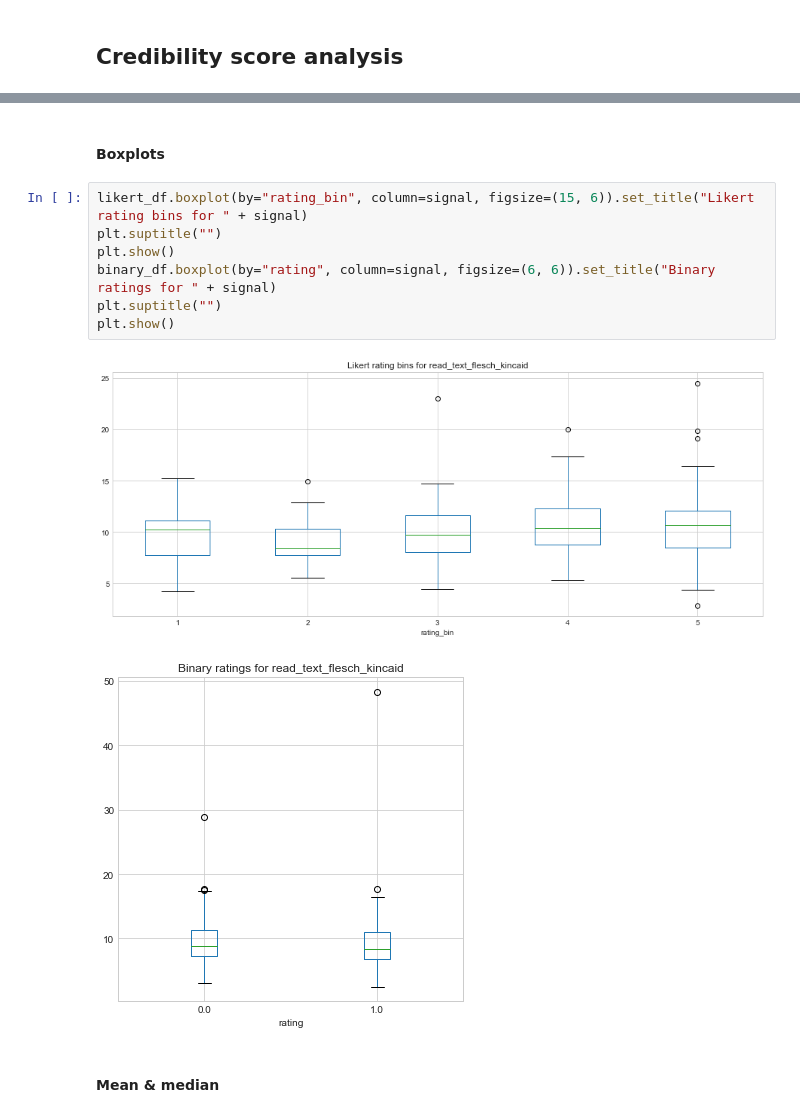
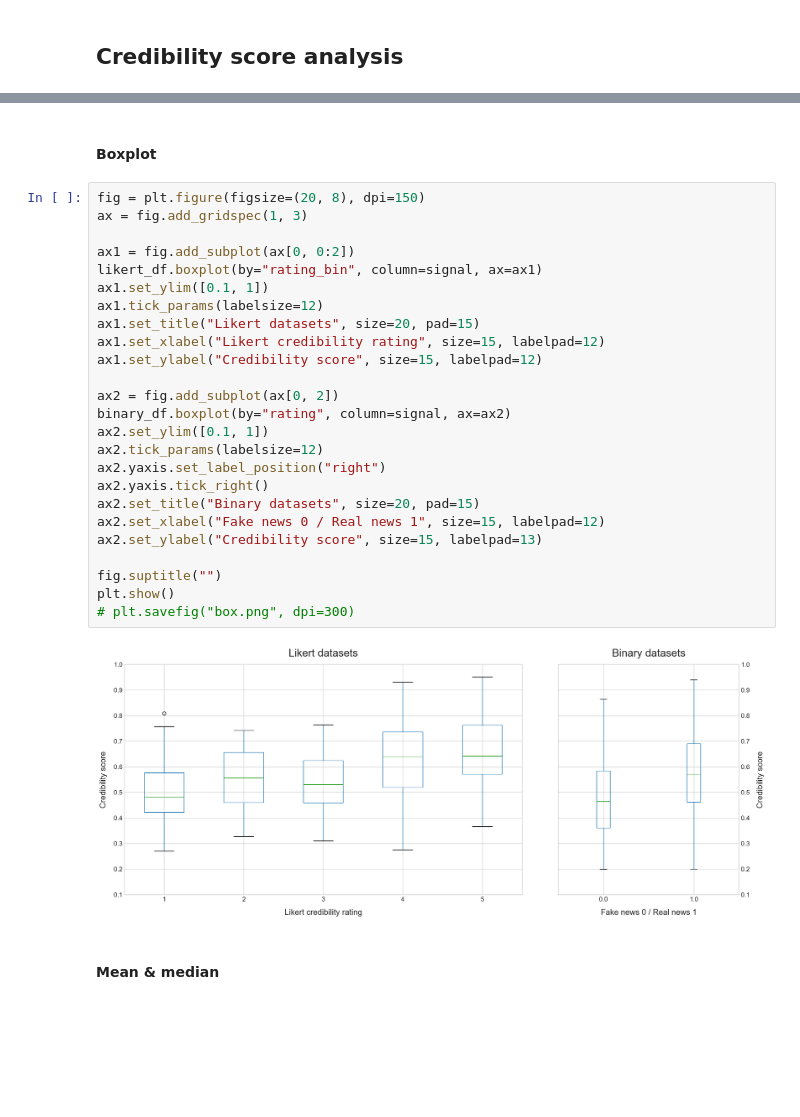
Before and after one commit to lvap/alpaca, a Jupyter notebook: analysis/system_performance_analysis.ipynb, the cells around one changed output, grey strips where cells are left out. Cells and saved outputs as stored; diff of their text form; blank space fills up the shorter version.

Commit message:
signal and system performance notebooks

```diff
--- a/analysis/system_performance_analysis.ipynb
+++ b/analysis/system_performance_analysis.ipynb
@@ -67,15 +93,32 @@ plt.show()
 # %% [markdown]
-#### Boxplots
+#### Boxplot
 # %%
-likert_df.boxplot(by="rating_bin", column=signal, figsize=(15, 6)).set_title("Likert rating bins for " + signal)
-plt.suptitle("")
+fig = plt.figure(figsize=(20, 8), dpi=150)
+ax = fig.add_gridspec(1, 3)
+
+ax1 = fig.add_subplot(ax[0, 0:2])
+likert_df.boxplot(by="rating_bin", column=signal, ax=ax1)
+ax1.set_ylim([0.1, 1])
+ax1.tick_params(labelsize=12)
+ax1.set_title("Likert datasets", size=20, pad=15)
+ax1.set_xlabel("Likert credibility rating", size=15, labelpad=12)
+ax1.set_ylabel("Credibility score", size=15, labelpad=12)
+
+ax2 = fig.add_subplot(ax[0, 2])
+binary_df.boxplot(by="rating", column=signal, ax=ax2)
+ax2.set_ylim([0.1, 1])
+ax2.tick_params(labelsize=12)
+ax2.yaxis.set_label_position("right")
+ax2.yaxis.tick_right()
+ax2.set_title("Binary datasets", size=20, pad=15)
+ax2.set_xlabel("Fake news 0 / Real news 1", size=15, labelpad=12)
+ax2.set_ylabel("Credibility score", size=15, labelpad=13)
+
+fig.suptitle("")
 plt.show()
-binary_df.boxplot(by="rating", column=signal, figsize=(6, 6)).set_title("Binary ratings for " + signal)
-plt.suptitle("")
-plt.show()
+# plt.savefig("box.png", dpi=300)
 # %% [output]
-[figure, old version]
+[figure, new version]
-[figure, removed]
 # %% [markdown]
 #### Mean & median
 # %%
```
Also changed, not shown: parts of 11 cells of this notebook, 1 other file.
